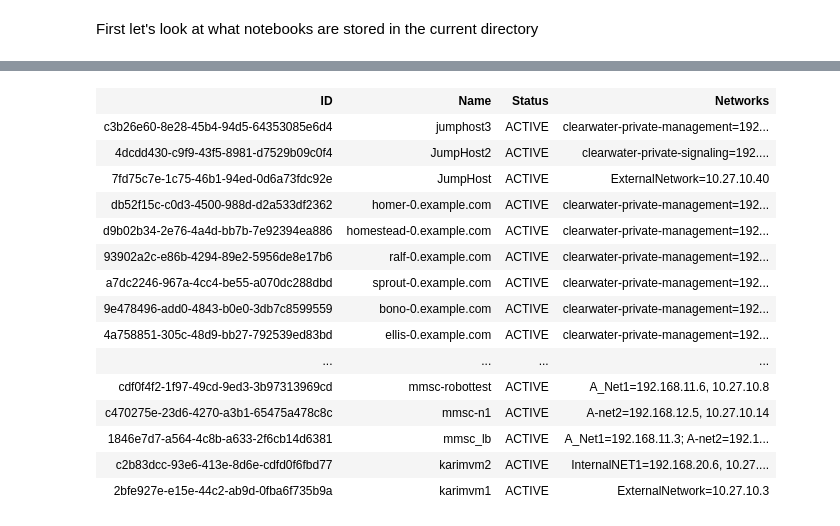
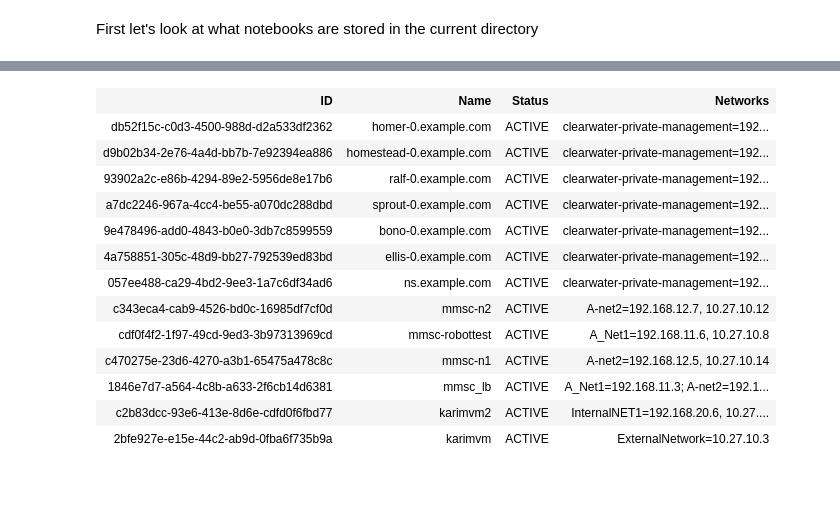
Before and after one commit to mjbright/jupyter-for-everything-else, a Jupyter notebook: OpenStack_CommandLine.ipynb, the cells around one changed output, grey strips where cells are left out. Cells and saved outputs as stored; diff of their text form; code cells hidden in the pictures; blank space fills up the shorter version.

```diff
--- a/OpenStack_CommandLine.ipynb
+++ b/OpenStack_CommandLine.ipynb
@@ -93,19 +84,17 @@ function highlight_ACTIVE { sed 's/ACTIVE/<b><p style="color: #000; background-c
 # %%
-openstack --os-cloud nfv5 server list --all-projects | sed 's/ACTIVE/<b><p style="color: #000; background-color: #0d0">ACTIVE<\/p><\/b>/' | html_table | html
+openstack --os-cloud nfv5 server list --all-projects | sed 's/ACTIVE/<b><p style="color: #000; background-color: lightgreen">ACTIVE<\/p><\/b>/' | html_table | html
 # %% [output]
 | ID | Name | Status | Networks |
-| c3b26e60-8e28-45b4-94d5-64353085e6d4 | jumphost3 | ACTIVE | clearwater-private-management=192... |
-| 4dcdd430-c9f9-43f5-8981-d7529b09c0f4 | JumpHost2 | ACTIVE | clearwater-private-signaling=192.... |
-| 7fd75c7e-1c75-46b1-94ed-0d6a73fdc92e | JumpHost | ACTIVE | ExternalNetwork=10.27.10.40 |
 | db52f15c-c0d3-4500-988d-d2a533df2362 | homer-0.example.com | ACTIVE | clearwater-private-management=192... |
 | d9b02b34-2e76-4a4d-bb7b-7e92394ea886 | homestead-0.example.com | ACTIVE | clearwater-private-management=192... |
 | 93902a2c-e86b-4294-89e2-5956de8e17b6 | ralf-0.example.com | ACTIVE | clearwater-private-management=192... |
 | a7dc2246-967a-4cc4-be55-a070dc288dbd | sprout-0.example.com | ACTIVE | clearwater-private-management=192... |
 | 9e478496-add0-4843-b0e0-3db7c8599559 | bono-0.example.com | ACTIVE | clearwater-private-management=192... |
 | 4a758851-305c-48d9-bb27-792539ed83bd | ellis-0.example.com | ACTIVE | clearwater-private-management=192... |
-| ... | ... | ... | ... |
+| 057ee488-ca29-4bd2-9ee3-1a7c6df34ad6 | ns.example.com | ACTIVE | clearwater-private-management=192... |
+| c343eca4-cab9-4526-bd0c-16985df7cf0d | mmsc-n2 | ACTIVE | A-net2=192.168.12.7, 10.27.10.12 |
 | cdf0f4f2-1f97-49cd-9ed3-3b97313969cd | mmsc-robottest | ACTIVE | A_Net1=192.168.11.6, 10.27.10.8 |
 | c470275e-23d6-4270-a3b1-65475a478c8c | mmsc-n1 | ACTIVE | A-net2=192.168.12.5, 10.27.10.14 |
 | 1846e7d7-a564-4c8b-a633-2f6cb14d6381 | mmsc_lb | ACTIVE | A_Net1=192.168.11.3; A-net2=192.1... |
 | c2b83dcc-93e6-413e-8d6e-cdfd0f6fbd77 | karimvm2 | ACTIVE | InternalNET1=192.168.20.6, 10.27.... |
-| 2bfe927e-e15e-44c2-ab9d-0fba6f735b9a | karimvm1 | ACTIVE | ExternalNetwork=10.27.10.3 |
+| 2bfe927e-e15e-44c2-ab9d-0fba6f735b9a | karimvm | ACTIVE | ExternalNetwork=10.27.10.3 |
```
Also changed, not shown: parts of 7 cells of this notebook.
